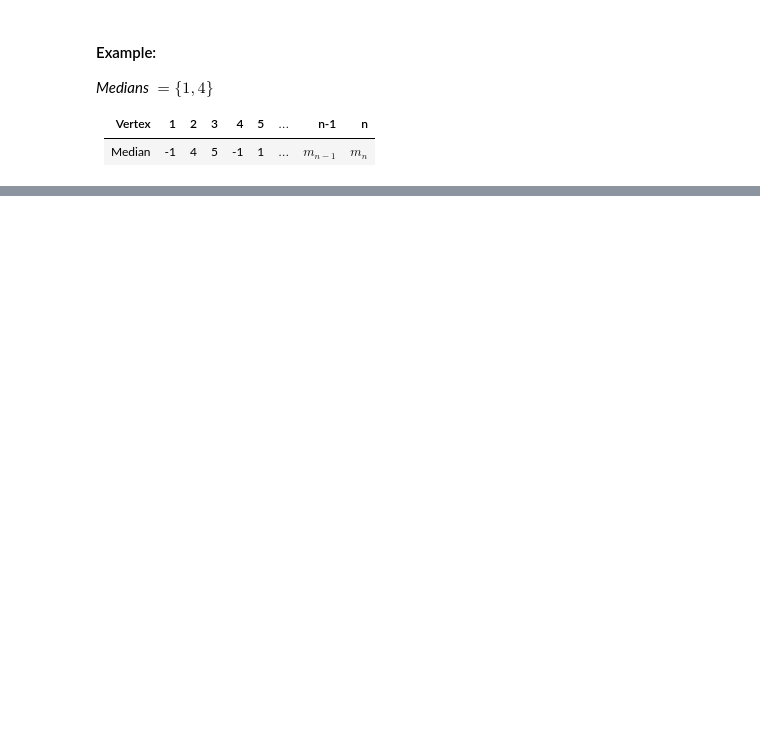
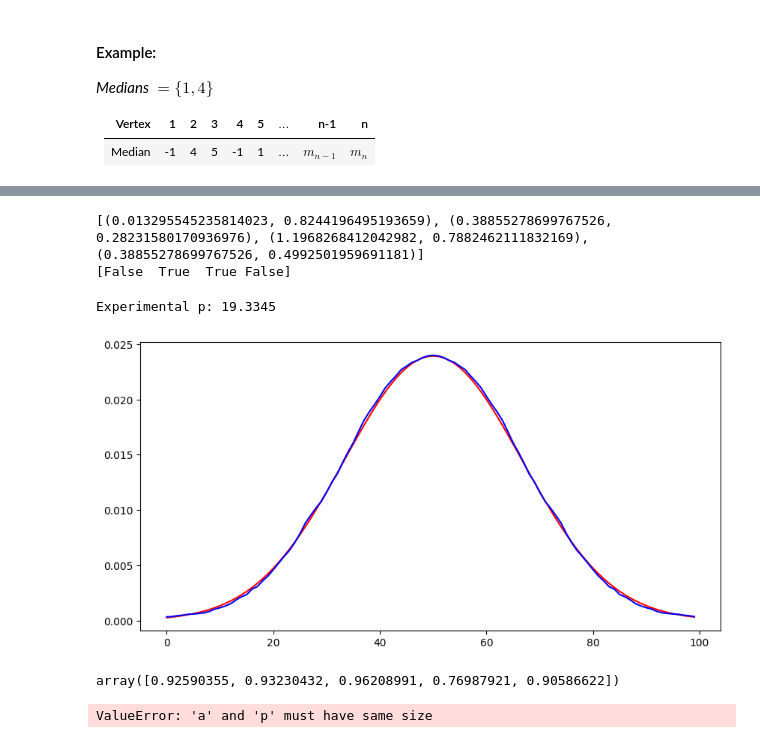
Before and after one commit to matheuscamposmt/green-energy-opt, a Jupyter notebook: gen_alg_lib.ipynb, the cells around one changed output, grey strips where cells are left out. Cells and saved outputs as stored; diff of their text form; code cells hidden in the pictures; blank space fills up the shorter version.

```diff
--- a/gen_alg_lib.ipynb
+++ b/gen_alg_lib.ipynb
@@ -68,0 +119,51 @@ SyntaxError: incomplete input (2610931522.py, line 23)
+# %%
+n= 4
+rnd = np.random.rand(n)
+dist = norm.pdf(np.arange(n), loc=n//2, scale=n/6) * 2
+print(list(zip(dist, rnd)))
+print(dist > rnd)
+# %% [output]
+[(0.013295545235814023, 0.8244196495193659), (0.38855278699767526, 0.28231580170936976), (1.1968268412042982, 0.7882462111832169), (0.38855278699767526, 0.4992501959691181)]
+[False  True  True False]
+# %%
+# proof test of the generate_random_matrix function
+n = 100
+p = 2
+
+indices_appereances = np.zeros(n)
+sum_exp_p = 0
+for _ in range(20_000):
+    matrix = generate_random_matrix(n, p)
+
+    # Check the distribution of the diagonal
+    diagonal = np.diag(matrix)
+    diag_mask = diagonal == 1
+    indices_appereances[diag_mask] += 1
+
+    experimental_p = diagonal.sum()
+    sum_exp_p += experimental_p
+
+print(f"Experimental p: {sum_exp_p / 2_000}")
+
+# plot the normal distribution
+import matplotlib.pyplot as plt
+plt.figure(figsize=(10, 5))
+plt.plot(norm.pdf(np.arange(n), loc=n//2, scale=n/6), c='r')
+plt.plot(indices_appereances / indices_appereances.sum(), c='b')
+plt.show()
+# %% [output]
+Experimental p: 19.3345
+[figure, added]
+# %%
+n=5
+sigmoid(np.random.normal(loc=n/2, scale=n/8, size=n))
+# %% [output]
+array([0.92590355, 0.93230432, 0.96208991, 0.76987921, 0.90586622])
+# %%
+n =5
+
+matrix = np.zeros((n, n), dtype=int)
+distribution = np.random.normal(loc=n/2, scale=.125*n, size=n)
+diagonal = np.random.choice([0, 1], size=n, )
+# %% [output]
+ValueError: 'a' and 'p' must have same size
```
Also changed, not shown: parts of 23 cells of this notebook.
